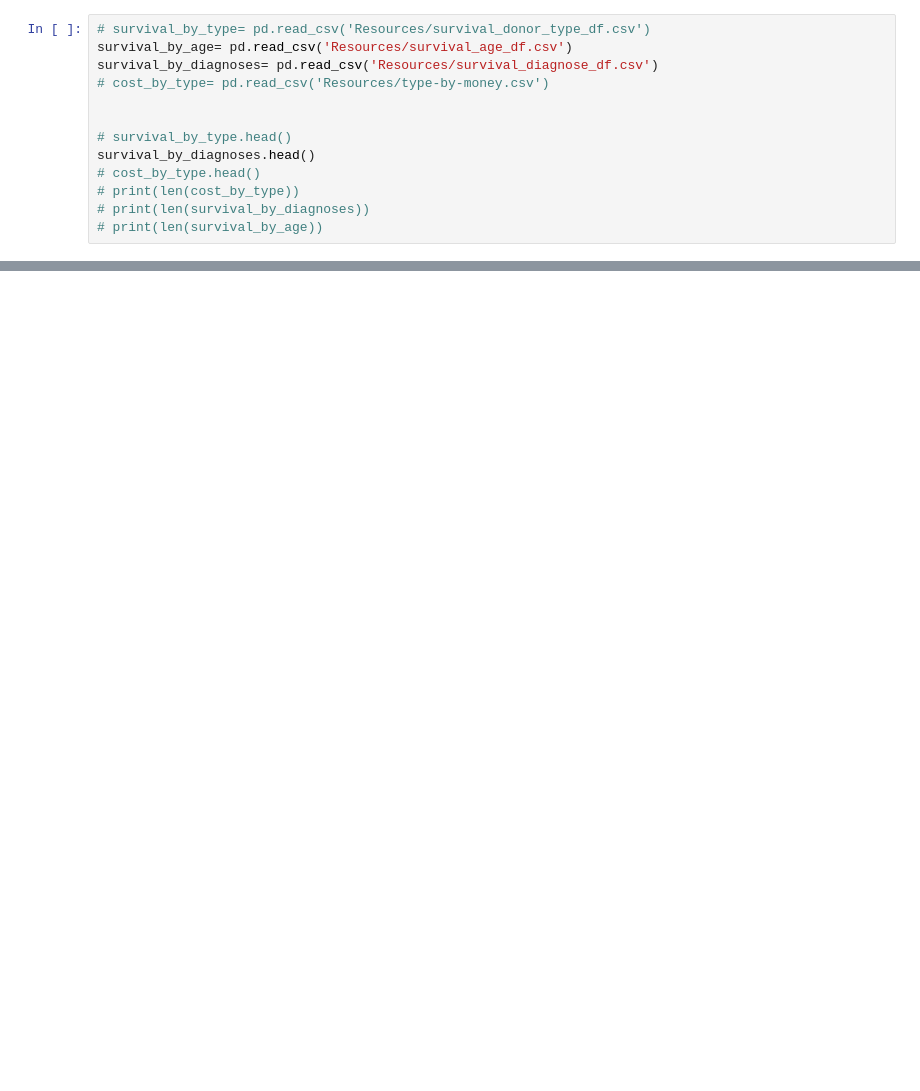
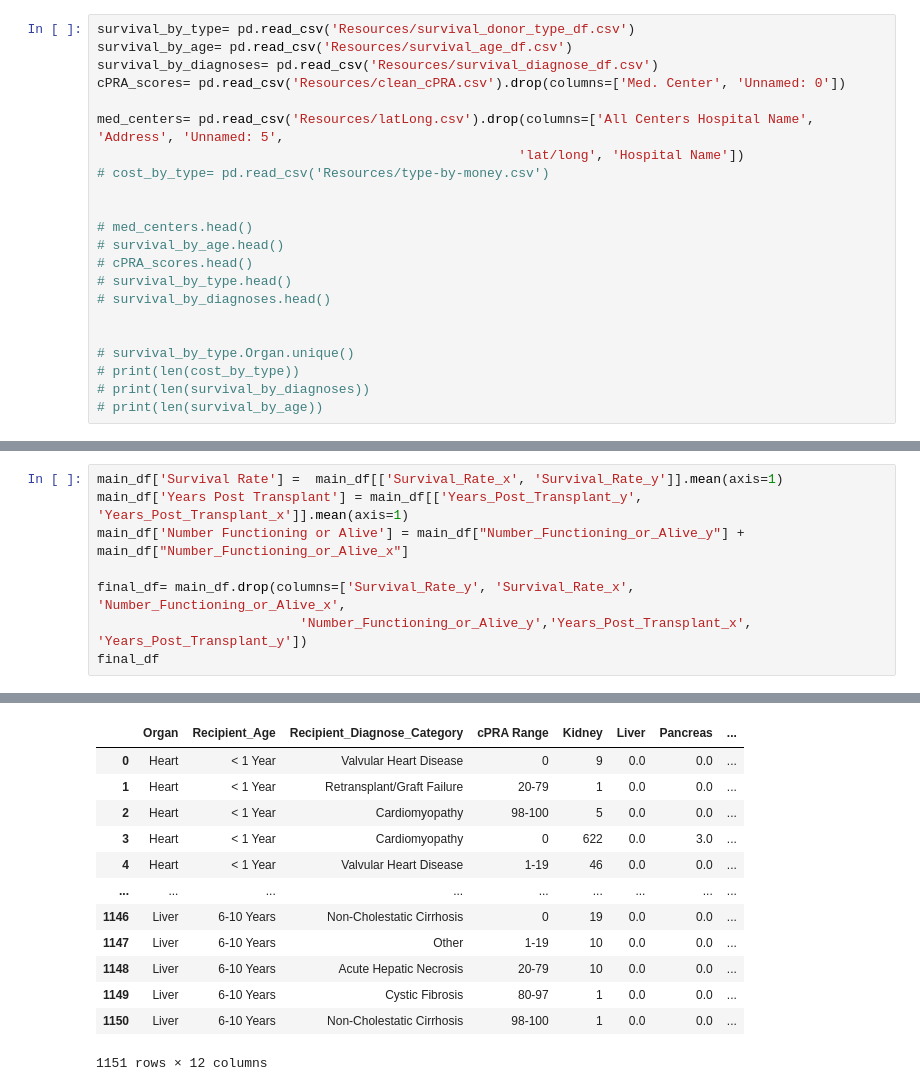
Before and after one commit to benwbarr/Transplant_Project, a Jupyter notebook: machine_learning/correct_survival.ipynb, the cells around one changed output, grey strips where cells are left out. Cells and saved outputs as stored; diff of their text form; blank space fills up the shorter version.

```diff
--- a/machine_learning/correct_survival.ipynb
+++ b/machine_learning/correct_survival.ipynb
@@ -7,13 +13,22 @@ from sklearn import utils
 # %%
-# survival_by_type= pd.read_csv('Resources/survival_donor_type_df.csv')
+survival_by_type= pd.read_csv('Resources/survival_donor_type_df.csv')
 survival_by_age= pd.read_csv('Resources/survival_age_df.csv')
 survival_by_diagnoses= pd.read_csv('Resources/survival_diagnose_df.csv')
+cPRA_scores= pd.read_csv('Resources/clean_cPRA.csv').drop(columns=['Med. Center', 'Unnamed: 0'])
+
+med_centers= pd.read_csv('Resources/latLong.csv').drop(columns=['All Centers Hospital Name', 'Address', 'Unnamed: 5',
+                                                      'lat/long', 'Hospital Name'])
 # cost_by_type= pd.read_csv('Resources/type-by-money.csv')
 
 
+# med_centers.head()
+# survival_by_age.head()
+# cPRA_scores.head()
 # survival_by_type.head()
-survival_by_diagnoses.head()
-# cost_by_type.head()
+# survival_by_diagnoses.head()
+
+
+# survival_by_type.Organ.unique()
 # print(len(cost_by_type))
 # print(len(survival_by_diagnoses))
 # print(len(survival_by_age))
@@ -47,0 +56,9 @@ concat_df
+# %%
+main_df['Survival Rate'] =  main_df[['Survival_Rate_x', 'Survival_Rate_y']].mean(axis=1)
+main_df['Years Post Transplant'] = main_df[['Years_Post_Transplant_y', 'Years_Post_Transplant_x']].mean(axis=1)
+main_df['Number Functioning or Alive'] = main_df["Number_Functioning_or_Alive_y"] + main_df["Number_Functioning_or_Alive_x"]
+
+final_df= main_df.drop(columns=['Survival_Rate_y', 'Survival_Rate_x', 'Number_Functioning_or_Alive_x',
+                          'Number_Functioning_or_Alive_y','Years_Post_Transplant_x', 'Years_Post_Transplant_y'])
+final_df
+# %% [output]
@@ -48,3 +80,16 @@ concat_df
+|  | Organ | Recipient_Age | Recipient_Diagnose_Category | cPRA Range | Kidney | Liver | Pancreas | ... |
+| 0 | Heart | < 1 Year | Valvular Heart Disease | 0 | 9 | 0.0 | 0.0 | ... |
+| 1 | Heart | < 1 Year | Retransplant/Graft Failure | 20-79 | 1 | 0.0 | 0.0 | ... |
+| 2 | Heart | < 1 Year | Cardiomyopathy | 98-100 | 5 | 0.0 | 0.0 | ... |
+| 3 | Heart | < 1 Year | Cardiomyopathy | 0 | 622 | 0.0 | 3.0 | ... |
+| 4 | Heart | < 1 Year | Valvular Heart Disease | 1-19 | 46 | 0.0 | 0.0 | ... |
+| ... | ... | ... | ... | ... | ... | ... | ... | ... |
+| 1146 | Liver | 6-10 Years | Non-Cholestatic Cirrhosis | 0 | 19 | 0.0 | 0.0 | ... |
+| 1147 | Liver | 6-10 Years | Other | 1-19 | 10 | 0.0 | 0.0 | ... |
+| 1148 | Liver | 6-10 Years | Acute Hepatic Necrosis | 20-79 | 10 | 0.0 | 0.0 | ... |
+| 1149 | Liver | 6-10 Years | Cystic Fibrosis | 80-97 | 1 | 0.0 | 0.0 | ... |
+| 1150 | Liver | 6-10 Years | Non-Cholestatic Cirrhosis | 98-100 | 1 | 0.0 | 0.0 | ... |
+1151 rows × 12 columns
 # %%
 
 # joined_df.groupby(by= ['Survival_Rate'], dropna= False)
```
Also changed, not shown: parts of 30 cells of this notebook, 3 other files.
